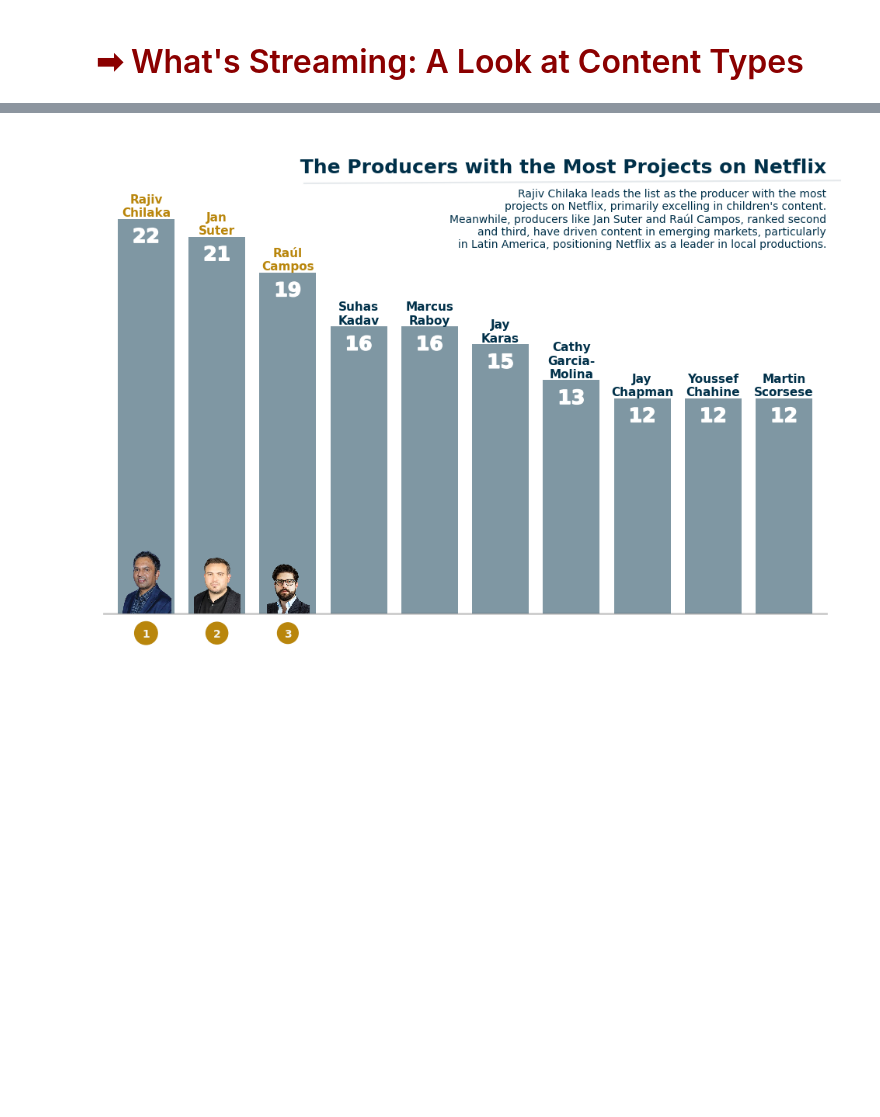
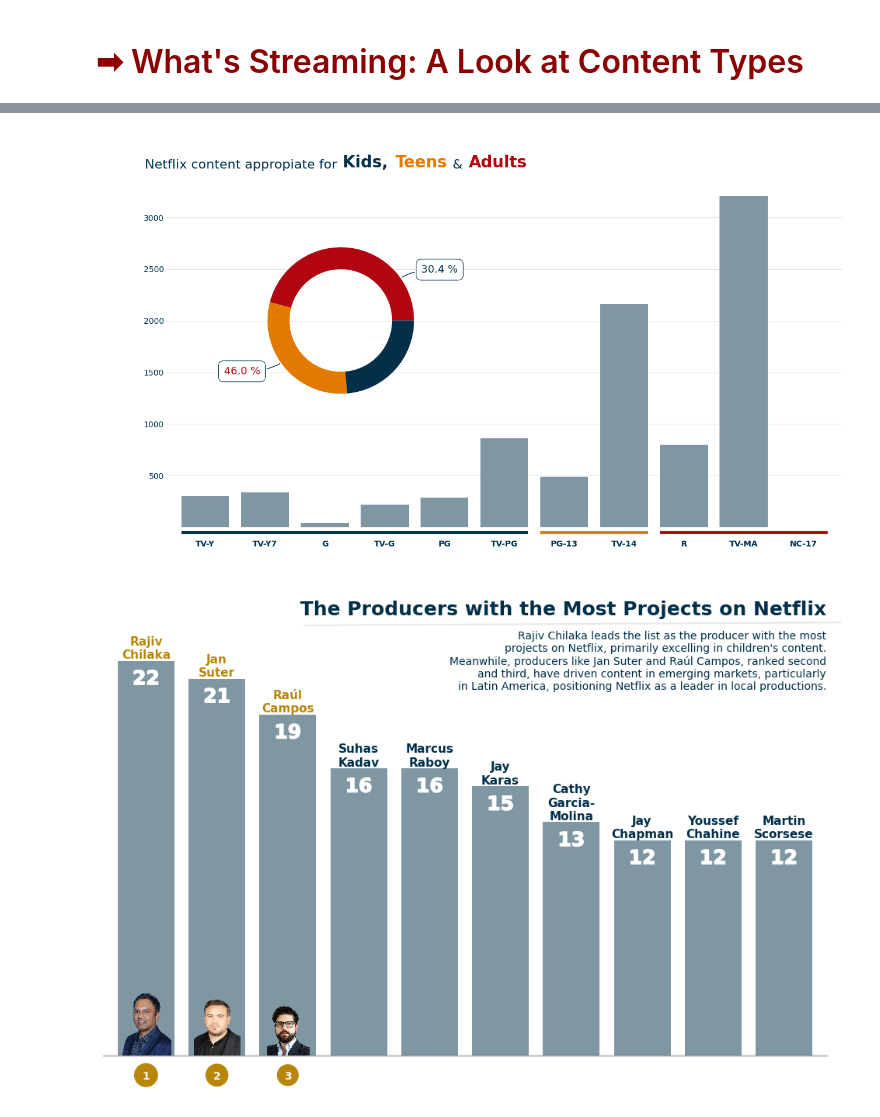
Before and after one commit to HugoAlexis/analisis_quejas_en_profeco, a Jupyter notebook: a-brief-netflix-data-storytelling.ipynb, the cells around one changed output, grey strips where cells are left out. Saved outputs shown, nothing was run; the diff lists cells and outputs as text; code cells hidden in the pictures; blank space fills up the shorter version.

Commit message:
Kaggle Notebook | A (Brief) Netflix Data Storytelling ✨🎥📈 | Version 9

```diff
--- a/a-brief-netflix-data-storytelling.ipynb
+++ b/a-brief-netflix-data-storytelling.ipynb
@@ -522,3 +676,94 @@ netflix_data
+# %%
+
+colors = ['#B1060F', '#E27A02', '#032F48']
+
+fig, ax = plt.subplots(figsize=(15, 9))
+
+netflix_data.query('rating != "NR"').rating.value_counts().sort_index().plot(
+    kind='bar',
+    color='#7F97A3',
+    width=0.8,
+    ax=ax,
+    zorder=6
+)
+
+ax.tick_params(
+    axis='both',
+    rotation=0,
+    direction='in',
+    bottom=False,
+    left=False,
+    pad=3,
+    labelcolor='#003652'
+)
+ax.set_xticklabels(ax.get_xticklabels(), weight='bold', zorder=15)
+ax.set_yticks(ax.get_yticks()[1:-1])
+ax.spines[['right', 'top', 'left', 'bottom']].set_visible(False)
+ax.set_xlabel('')
+ax.grid(color='#47454A', alpha=0.15, axis='y', zorder=0)
+ax.set_ylim(-100, 3800)
+ax.set_xlim(ax.get_xlim()[0], ax.get_xlim()[-1] - 1)
+
+
+ax.hlines(xmin=-0.4, xmax=5.4, y=-50, lw=4, color=colors[2])
+ax.hlines(xmin=5.6, xmax=7.4, y=-50, lw=4, color=colors[1])
+ax.hlines(xmin=7.6, xmax=10.4, y=-50, lw=4, color=colors[0])
+
+
+s="""Netflix offers a diverse library of content, with a strong focus
+on mature audiences (TV-MA). This suggests a significant portion of
+Netflix's user base is composed of adults."""
+
+
+
+# Plot doughnut chart
+ax = fig.add_axes([0.15, 0.35, 0.35, 0.35])
+ax.set_aspect('equal')
+
+pie_data = netflix_data.query('rating_classes != "N"')['rating_classes'].value_counts()
+pcts = pie_data / pie_data.sum()
+wedes, *_ = ax.pie(
+    pie_data,
+    colors=colors,
+    radius=1,
+    wedgeprops={'width': 0.3}
+)
+
+
+bbox_props = dict(boxstyle="round,pad=0.5", fc="w", lw=0.72, ec='#003652')
+kw = dict(arrowprops=dict(arrowstyle="-", color='#003652'),
+          bbox=bbox_props, zorder=0, va="center")
+
+for i, p in enumerate(wedges):
+    ang = (p.theta2 - p.theta1)/2. + p.theta1
+    y = np.sin(np.deg2rad(ang))
+    x = np.cos(np.deg2rad(ang))
+    ha = {-1: "right", 1: "left"}[int(np.sign(x*0.2))]
+    connectionstyle = f"angle3,angleA=0,angleB={ang}"
+    kw["arrowprops"].update({"connectionstyle": connectionstyle})
+    ax.annotate(f'{100*pcts.iloc[i]:.1f} %', xy=(x, y), xytext=(1.1*np.sign(x), 1.2*y),
+                ha=ha, fontsize=13, color=colors[-i], **kw,)
+
+
+# Titlte of tha visualization
+#fig.text(s='Netflix content appropiate for ', x=0.5, y=0.92, fontsize=15, ha='center', color='#003652');
+text0 = TextArea('Netflix content appropiate for ',
+                 textprops=dict(color='#003652', fontsize=16, fontweight='medium'))
+text1 = TextArea("Kids, ", textprops=dict(color=colors[2], fontsize=20, weight='bold'))
+text2 = TextArea("Teens", textprops=dict(color=colors[1], fontsize=20, weight='bold'))
+text3 = TextArea(" & ", textprops=dict(color='#003652', fontsize=16, weight='medium'))
+text4 = TextArea("Adults", textprops=dict(color=colors[0], fontsize=20, weight='bold'))
+
+# Combinar horizontalmente
+title_box = HPacker(children=[text0, text1, text2, text3, text4], align="left", pad=0, sep=2)
+
+# Anclar arriba del eje
+anchored_title = AnchoredOffsetbox(loc='upper center', child=title_box, pad=0.5,
+                                   frameon=False, bbox_to_anchor=(0.51, 1.75),
+                                   bbox_transform=ax1.transAxes, borderpad=0.0)
+fig.add_artist(anchored_title);
+# %% [output]
+[figure, added]
 # %%
 from matplotlib.offsetbox import OffsetImage, OffsetBox
 from matplotlib.offsetbox import HPacker
```
Also changed, not shown: parts of 8 cells of this notebook.
